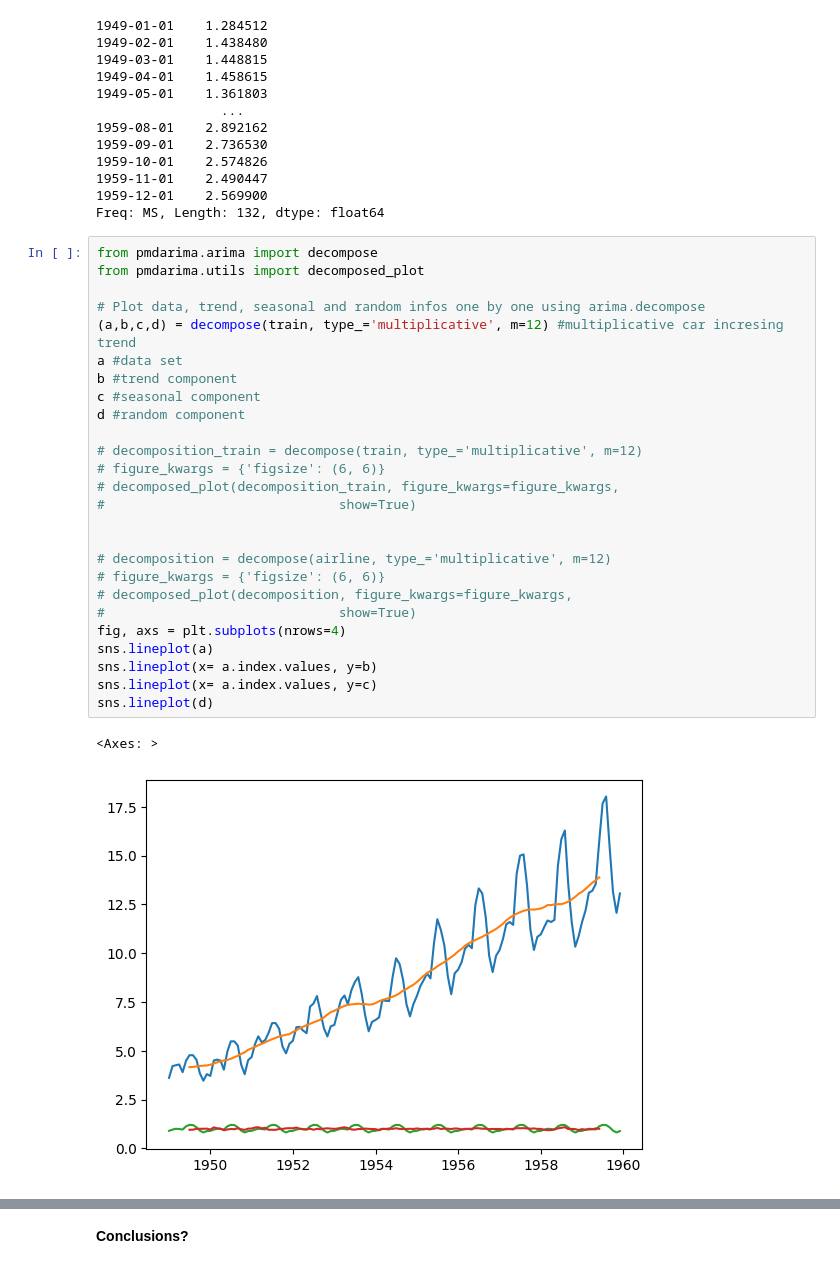
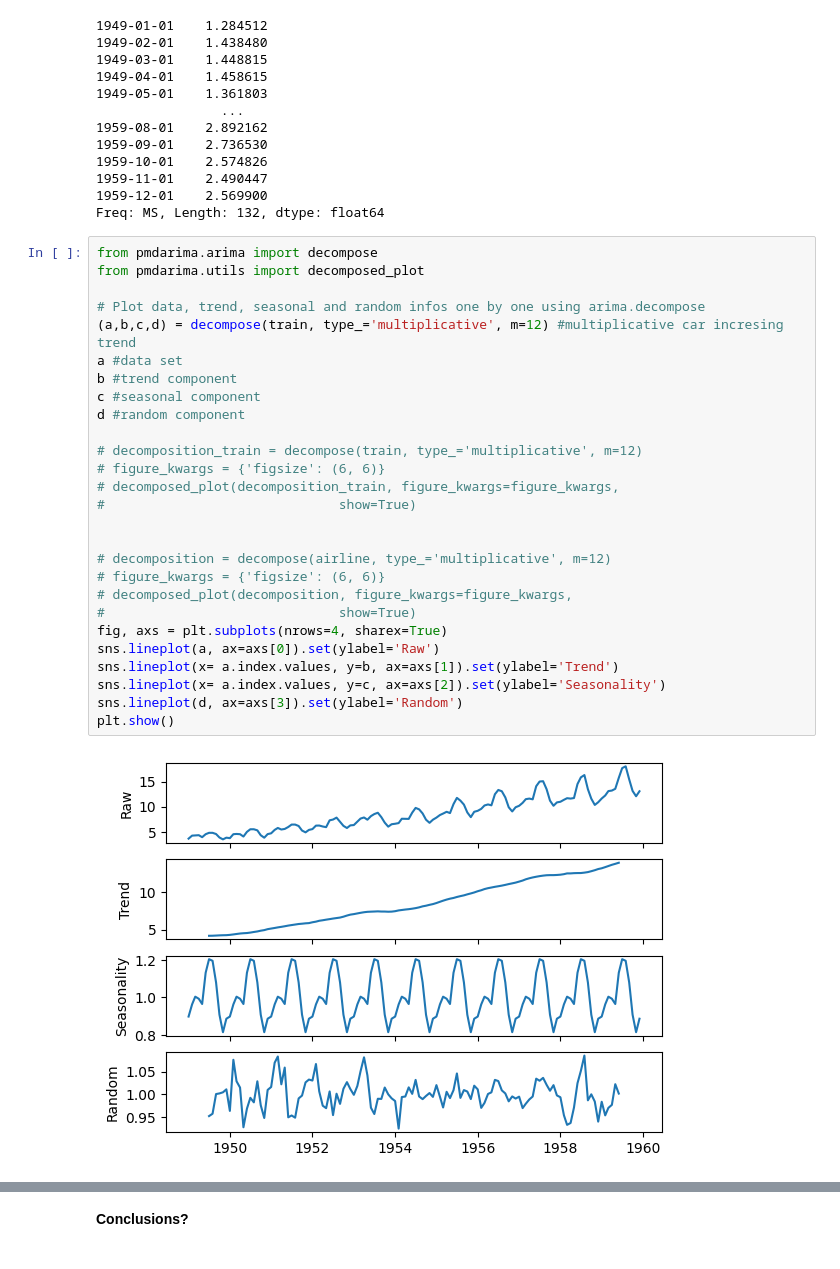
Before and after one commit to LexouLam/ML6, a Jupyter notebook: notebook/AL2_2023_Campus_ML6-NB2_AlexandraLamotte.ipynb, the cells around one changed output, grey strips where cells are left out. Cells and saved outputs as stored; diff of their text form.

```diff
--- a/notebook/AL2_2023_Campus_ML6-NB2_AlexandraLamotte.ipynb
+++ b/notebook/AL2_2023_Campus_ML6-NB2_AlexandraLamotte.ipynb
@@ -547,30 +547,30 @@ Freq: MS, Length: 132, dtype: float64
 # %%
 from pmdarima.arima import decompose
 from pmdarima.utils import decomposed_plot
 
 # Plot data, trend, seasonal and random infos one by one using arima.decompose
 (a,b,c,d) = decompose(train, type_='multiplicative', m=12) #multiplicative car incresing trend
 a #data set
 b #trend component
 c #seasonal component
 d #random component
 
 # decomposition_train = decompose(train, type_='multiplicative', m=12)
 # figure_kwargs = {'figsize': (6, 6)}
 # decomposed_plot(decomposition_train, figure_kwargs=figure_kwargs,
 #                              show=True)
 
 
 # decomposition = decompose(airline, type_='multiplicative', m=12)
 # figure_kwargs = {'figsize': (6, 6)}
 # decomposed_plot(decomposition, figure_kwargs=figure_kwargs,
 #                              show=True)
-fig, axs = plt.subplots(nrows=4)
-sns.lineplot(a)
-sns.lineplot(x= a.index.values, y=b)
-sns.lineplot(x= a.index.values, y=c)
-sns.lineplot(d)
+fig, axs = plt.subplots(nrows=4, sharex=True)
+sns.lineplot(a, ax=axs[0]).set(ylabel='Raw')
+sns.lineplot(x= a.index.values, y=b, ax=axs[1]).set(ylabel='Trend')
+sns.lineplot(x= a.index.values, y=c, ax=axs[2]).set(ylabel='Seasonality')
+sns.lineplot(d, ax=axs[3]).set(ylabel='Random')
+plt.show()
 # %% [output]
-<Axes: >
-[figure, old version]
+[figure, new version]
 # %%
```
Also changed, not shown: parts of 19 cells of this notebook.
